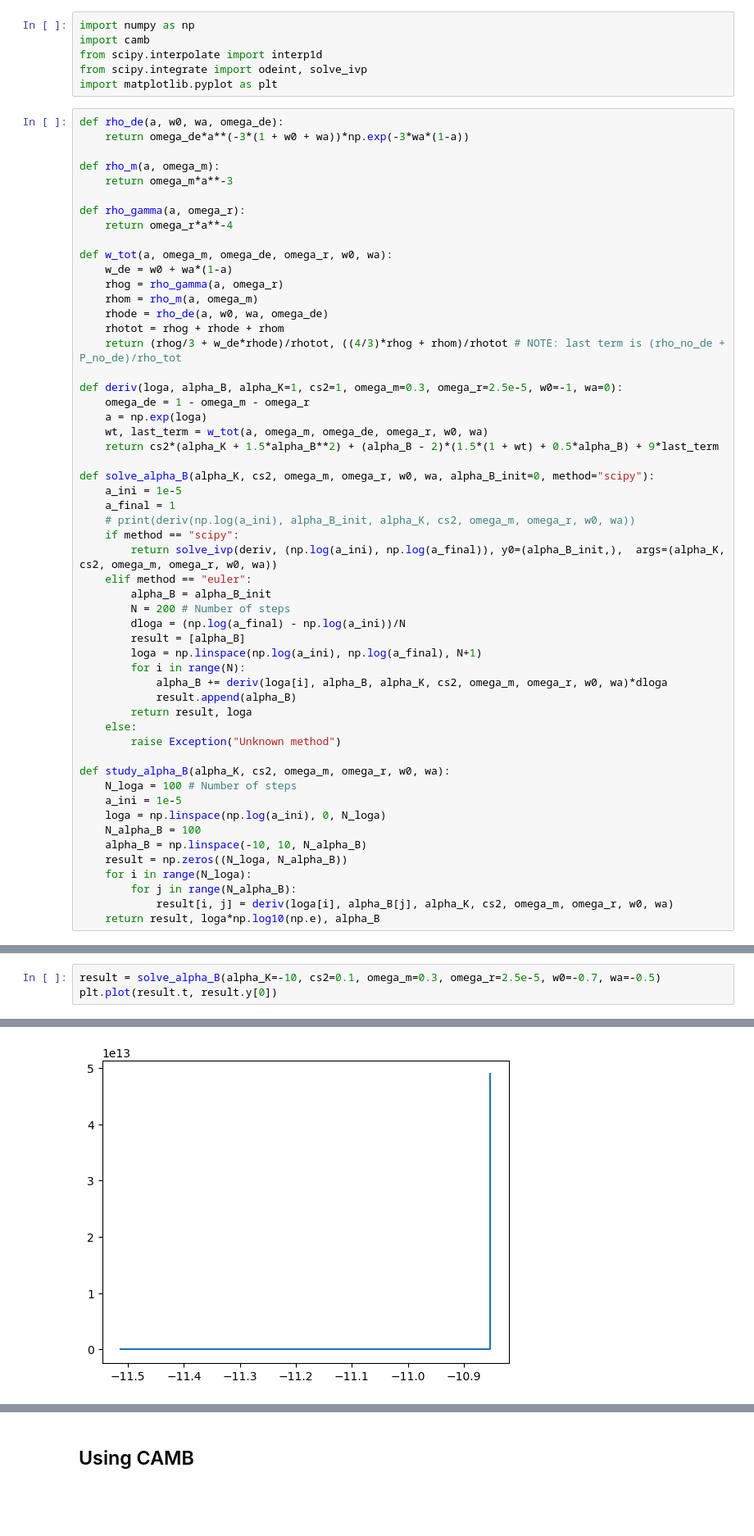
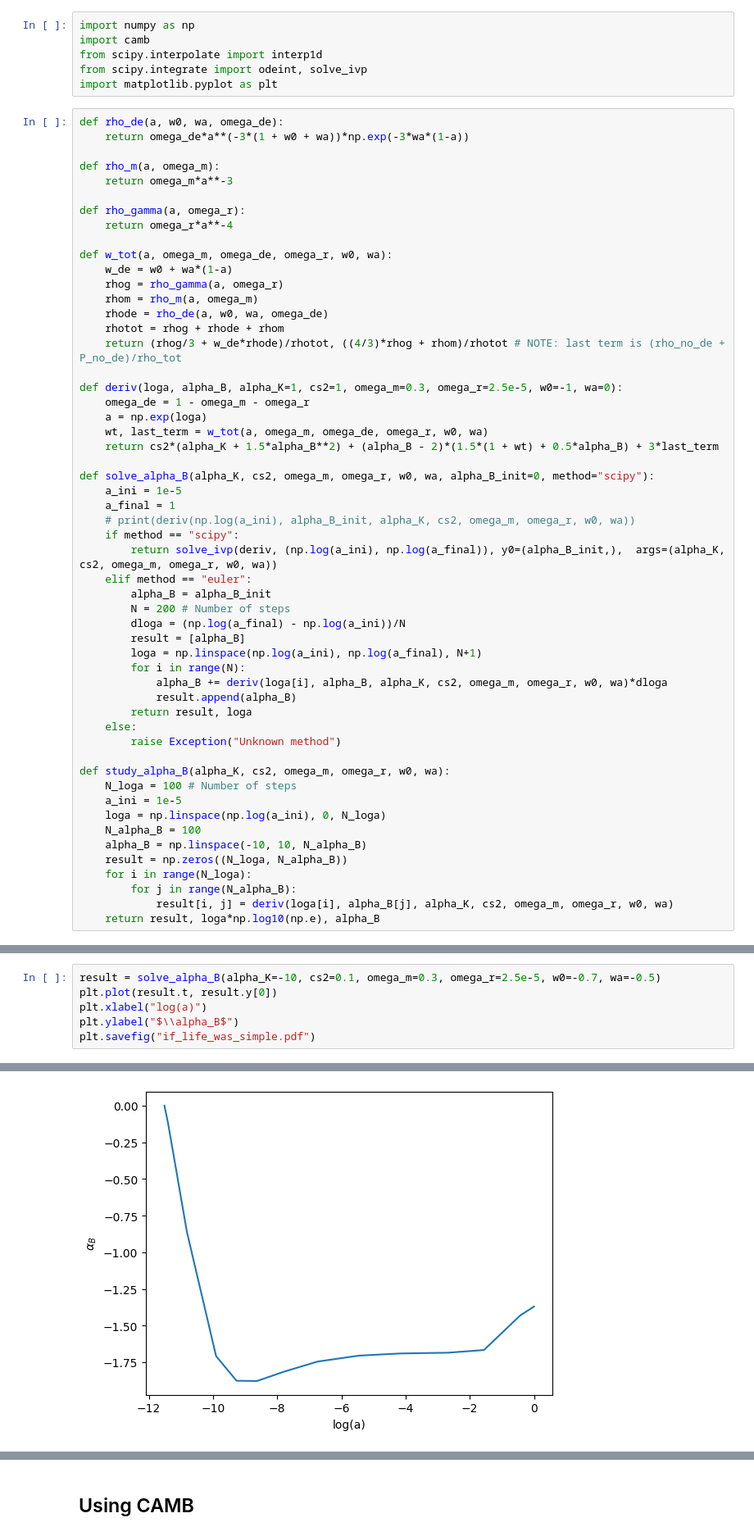
Before and after one commit to joaoreboucas1/cs2-project, a Jupyter notebook: analysis/cs2_alpha_b.ipynb, the cells around one changed output, grey strips where cells are left out. Shown at 82% size. Cells and saved outputs as stored; diff of their text form; blank space fills up the shorter version.

```diff
--- a/analysis/cs2_alpha_b.ipynb
+++ b/analysis/cs2_alpha_b.ipynb
@@ -68,7 +68,7 @@ def deriv(loga, alpha_B, alpha_K=1, cs2=1, omega_m=0.3, omega_r=2.5e-5, w0=-1, w
     omega_de = 1 - omega_m - omega_r
     a = np.exp(loga)
     wt, last_term = w_tot(a, omega_m, omega_de, omega_r, w0, wa)
-    return cs2*(alpha_K + 1.5*alpha_B**2) + (alpha_B - 2)*(1.5*(1 + wt) + 0.5*alpha_B) + 9*last_term
+    return cs2*(alpha_K + 1.5*alpha_B**2) + (alpha_B - 2)*(1.5*(1 + wt) + 0.5*alpha_B) + 3*last_term
 
 def solve_alpha_B(alpha_K, cs2, omega_m, omega_r, w0, wa, alpha_B_init=0, method="scipy"):
     a_ini = 1e-5
@@ -112,4 +112,7 @@ plt.colorbar()
 # %%
 result = solve_alpha_B(alpha_K=-10, cs2=0.1, omega_m=0.3, omega_r=2.5e-5, w0=-0.7, wa=-0.5)
 plt.plot(result.t, result.y[0])
+plt.xlabel("log(a)")
+plt.ylabel("$\\alpha_B$")
+plt.savefig("if_life_was_simple.pdf")
 # %% [output]
@@ -117,4 +119,4 @@ plt.plot(result.t, result.y[0])
-[figure, old version]
+[figure, new version]
 # %%
 solve_alpha_B(alpha_K=-10, cs2=0.1, omega_m=0.3, omega_r=2.5e-5, w0=-0.7, wa=-0.5, method="euler", alpha_B_init=0)
 # %% [output]
```
Also changed, not shown: parts of 3 cells of this notebook, 1 other file.
